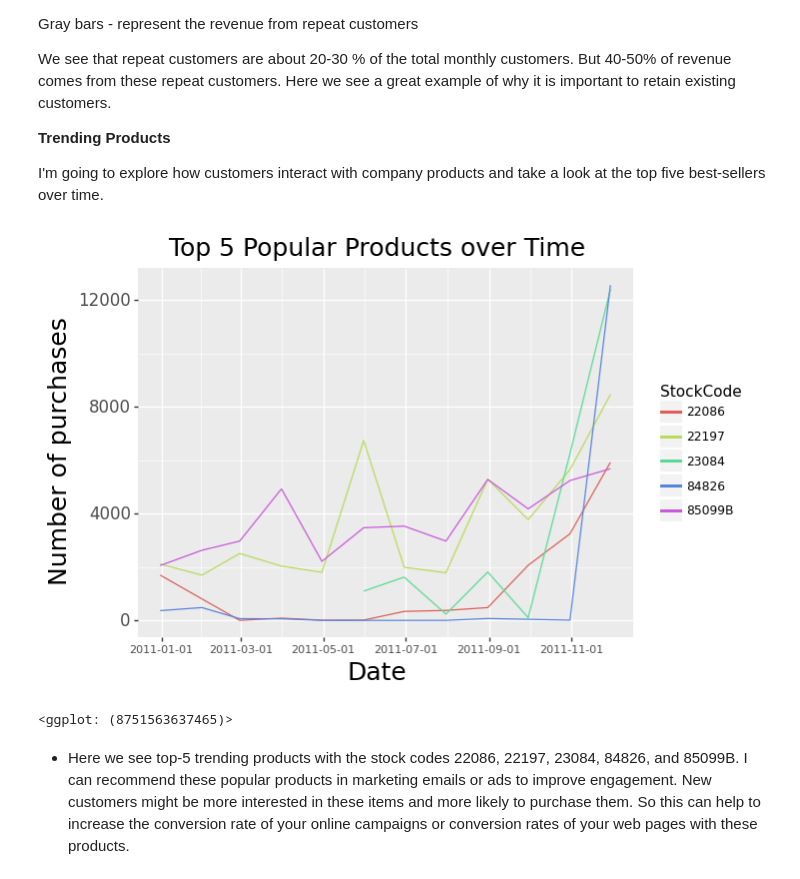
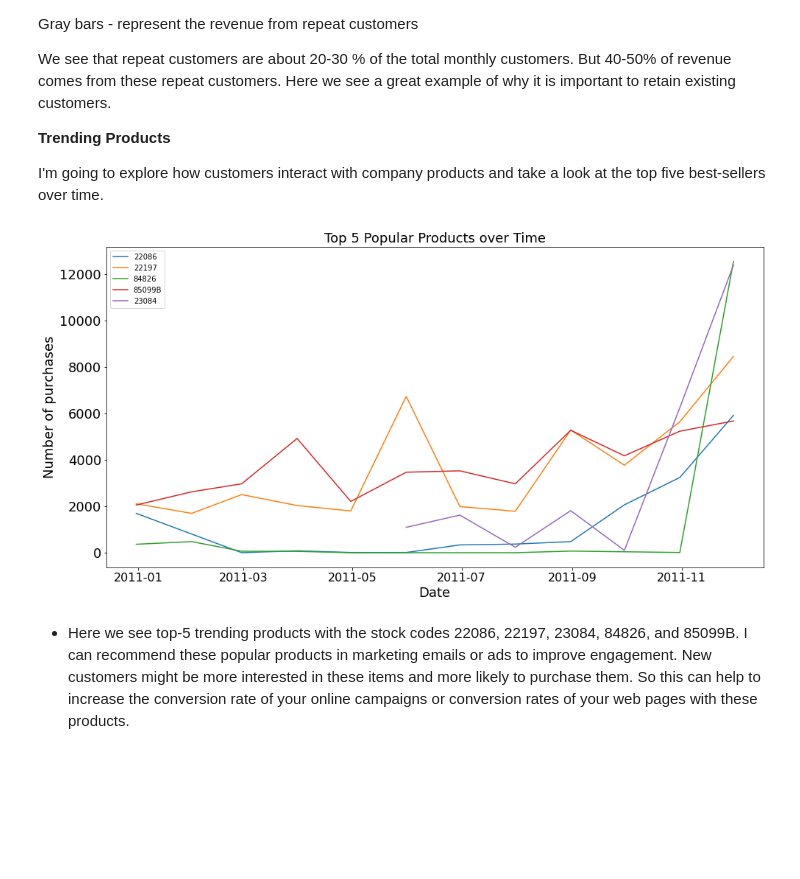
Before and after one commit to ivbhv/DS_final_project, a Jupyter notebook: final_project.ipynb, the cells around one changed output. Drawn from its saved outputs; the diff is of its cells as text; code cells hidden in the pictures; blank space fills up the shorter version.

```diff
--- a/final_project.ipynb
+++ b/final_project.ipynb
@@ -233,17 +239,28 @@ I'm going to explore how customers interact with company products and take a loo
 # %%
 # number of items sold for each product for each period
 popular_products = df.groupby([pd.Grouper(key='InvoiceDate', freq='M'), 'StockCode']).agg(Quantity = pd.NamedAgg(column ='Quantity', aggfunc='sum')).reset_index()
 
 #let's find top 5 items sold in November 2011 (most recent trends)
 top_5 = popular_products[(popular_products.InvoiceDate=="2011-11-30")].sort_values(by=['Quantity'], ascending=[False])[:5]
 
 # #here we take the data from PopularProducts data frame with the stock codes in Top5
 top_5_monthly = popular_products[popular_products['StockCode'].isin(top_5['StockCode'])]
 
-pn.ggplot(top_5_monthly, pn.aes(x='InvoiceDate', y='Quantity', color='StockCode')) + pn.geom_line() + pn.labs(title="Top 5 Popular Products over Time") + pn.ylab("Number of purchases") + pn.xlab("Date") + pn.theme(axis_text_x=pn.element_text(size=8), axis_text_y=pn.element_text(size=12), axis_title=pn.element_text(size=18), plot_title=pn.element_text(size=18))
+plt.figure(figsize=(16,8))
+for code in top_5_monthly['StockCode'].unique():
+  data = top_5_monthly[top_5_monthly['StockCode'] == code]
+  plt.plot(data['InvoiceDate'], data['Quantity'], label=code)
+  plt.title("Top 5 Popular Products over Time")
+  plt.ylabel("Number of purchases")
+  plt.xlabel("Date")
+  plt.legend()
+  plt.tick_params(axis='x', labelsize=16)
+  plt.tick_params(axis='y', labelsize=18)
+  plt.title("Top 5 Popular Products over Time", fontsize=18)
+  plt.ylabel("Number of purchases", fontsize=18)
+  plt.xlabel("Date", fontsize=18)
 # %% [output]
-[figure, old version]
+[figure, new version]
-<ggplot: (8751563637465)>
 # %% [markdown]
 * Here we see top-5 trending products with the stock codes 22086, 22197, 23084, 84826, and 85099B. I can recommend these popular products in marketing emails or ads to improve engagement. New customers might be more interested in these items and more likely to purchase them. So this can help to increase the conversion rate of your online campaigns or conversion rates of your web pages with these products.
 # %% [markdown]
```
Also changed, not shown: parts of 8 cells of this notebook.
